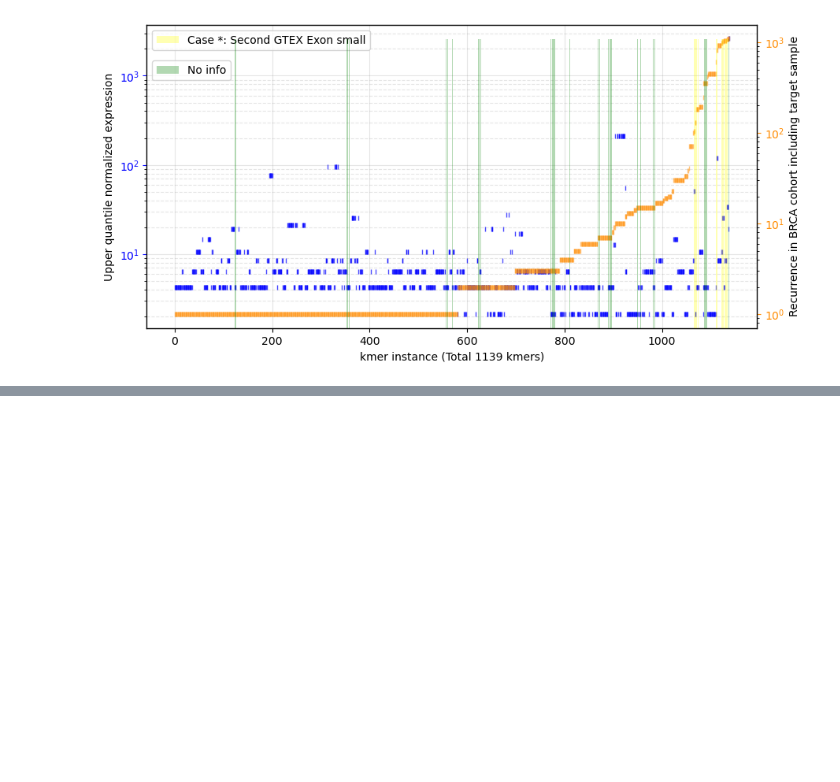
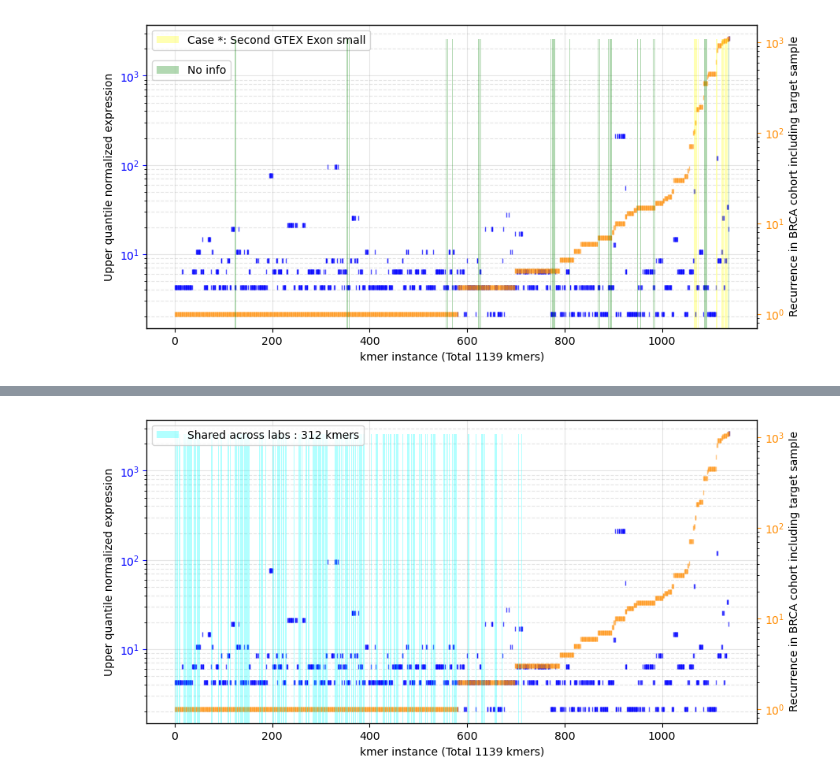
Before and after one commit to ratschlab/projects2020_ohsu, a Jupyter notebook: eth/plotting/OHSU_collab_Rerun_allRF/p20230315_recurrence_expression_metainfo.ipynb, the cells around one changed output, grey strips where cells are left out. Cells and saved outputs as stored; diff of their text form; code cells hidden in the pictures; blank space fills up the shorter version.

Commit message:
recurrence plot with metadata advanced: add shareness

```diff
--- a/eth/plotting/OHSU_collab_Rerun_allRF/p20230315_recurrence_expression_metainfo.ipynb
+++ b/eth/plotting/OHSU_collab_Rerun_allRF/p20230315_recurrence_expression_metainfo.ipynb
@@ -143,0 +151,8 @@ fig.show()
+# %%
+path_ohsu = 'output/kmer_files/J_TCGA-AO-A0JM-01A-21R-A056-07_SampleLim0CohortLimNoneAcrossNone_FiltNormalsGtexCohortCohortlim0.0Across0.tsv'
+
+tar_file_OHSU = '/cluster/work/grlab/projects/projects2020_OHSU/share_OHUS_PNLL/Mar9-2023_OHSU_filterresults_realign_all/OHSU_March9-2023_filter_results.tar.gz'
+# %%
+# Read OHSU Data
+with tarfile.open(tar_file_OHSU, "r:*") as tar: #OHSU
+    df_ohsu = pd.read_csv(tar.extractfile(path_ohsu), header=0, sep="\t")
@@ -143,0 +163,12 @@ fig.show()
+# %%
+# Compute shared kmers across the two pipelines
+shared_col = 'shared_across_labs'
+shared_kmers = set(df_ohsu['kmer']).intersection(set(df['kmer']))
+
+df_ohsu = df_ohsu.set_index('kmer')
+df_ohsu.loc[list(shared_kmers), shared_col] = True
+df_ohsu = df_ohsu.reset_index().drop_duplicates()
+
+# Merge to ETH
+df = df.merge(df_ohsu, on = 'kmer', how = 'left')
+df[shared_col] = df[shared_col].fillna(False)
@@ -143,0 +185,63 @@ fig.show()
+# %%
+marker_size = 4
+color1 = 'blue'
+color2 = 'darkorange'
+color3 = 'cyan'
+color4 = 'green'
+colorgrid = 'grey'
+alpha_marker1 = 0.7
+alpha_marker2 = 0.5
+alpha_bar = 0.3
+alpha_grid = 0.2
+
+# Figure initialize
+fig = plt.figure(figsize=(10,5))
+ax = fig.add_subplot(111)
+ax2 = ax.twinx()
+ax3 = ax.twinx()
+
+
+# Ax 1
+df.plot(x=idx, y=expr_col, ax=ax, legend=False, marker='|', alpha=alpha_marker1,
+        linestyle = 'None', markerfacecolor=color1, markeredgecolor=color1, markersize=marker_size)
+ax.set_ylabel('Upper quantile normalized expression')
+ax.tick_params(axis='y', colors=color1)
+ax.grid(b=True, which='major', color=colorgrid, linestyle='-', alpha=alpha_grid)
+ax.grid(b=True, which='minor', color=colorgrid, linestyle='--', alpha=alpha_grid)
+
+# Ax 2
+df.plot(x=idx, y=recurr_col, ax=ax2, legend=False, marker="|", alpha=alpha_marker2,
+              linestyle = 'None', markerfacecolor='None', markeredgecolor=color2, markersize=marker_size)
+ax2.set_ylabel('Recurrence in BRCA cohort including target sample')
+ax2.tick_params(axis='y', colors=color2) #, labelsize=14)
+
+# Ax 3
+ax3.bar(x=df[idx], height=df[shared_col], alpha=alpha_bar, color=color3)
+ax3.legend([f'Shared across labs : {len(shared_kmers)} kmers'], loc='upper left')
+ax3.tick_params(axis='y', colors=color3) #, labelsize=14)
+ax3.set_yticks([])
+ax3.set_yticks([], minor=False)
+
+# # Ax 4
+# ax4.bar(x=df[idx], height=df[info], alpha = alpha_bar, color=color4)
+# ax4.legend(['No info'], loc="upper left", bbox_to_anchor=(0, 0.9))
+# ax4.tick_params(axis='y', colors=color4) #, labelsize=14)
+# ax4.set_yticks([])
+# ax4.set_yticks([], minor=False)
+
+# All plots
+ax.set_xlabel(f'kmer instance (Total {len(df)} kmers)')
+ax.set_yscale("log")
+ax2.set_yscale("log")
+#ax.figure.legend()
+
+
+save = True
+name = 'Recurr_expr_shareness'
+save_path = os.path.join(plot_dir, f'{base_plot}_{name}.pdf')
+if save:
+    print("save to {}".format(save_path))
+    plt.savefig(save_path, bbox_inches='tight')
+
+fig.show()
+# %% [output]
@@ -143,0 +249 @@ fig.show()
+[figure, added]
```
Also changed, not shown: parts of 6 cells of this notebook, 1 other file.
